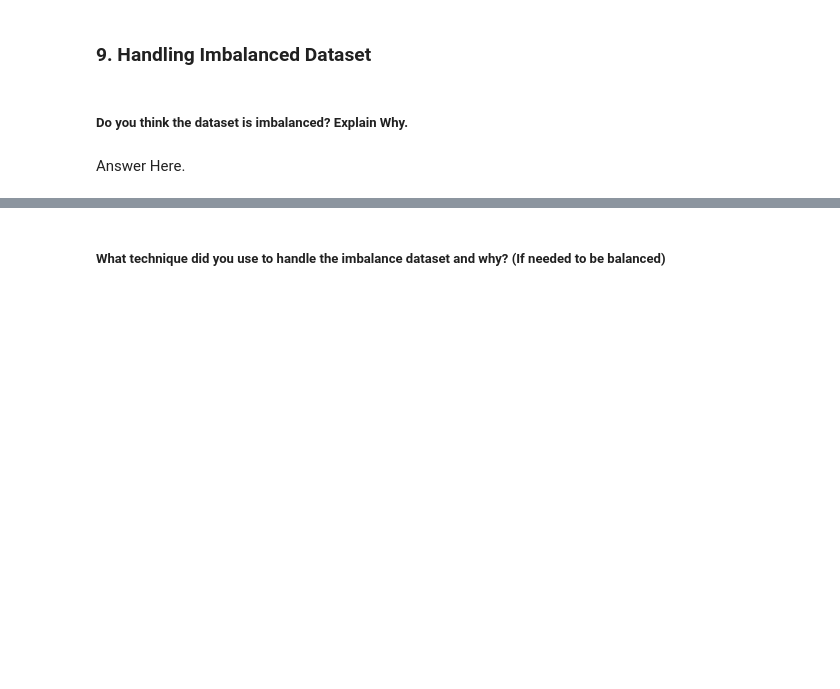
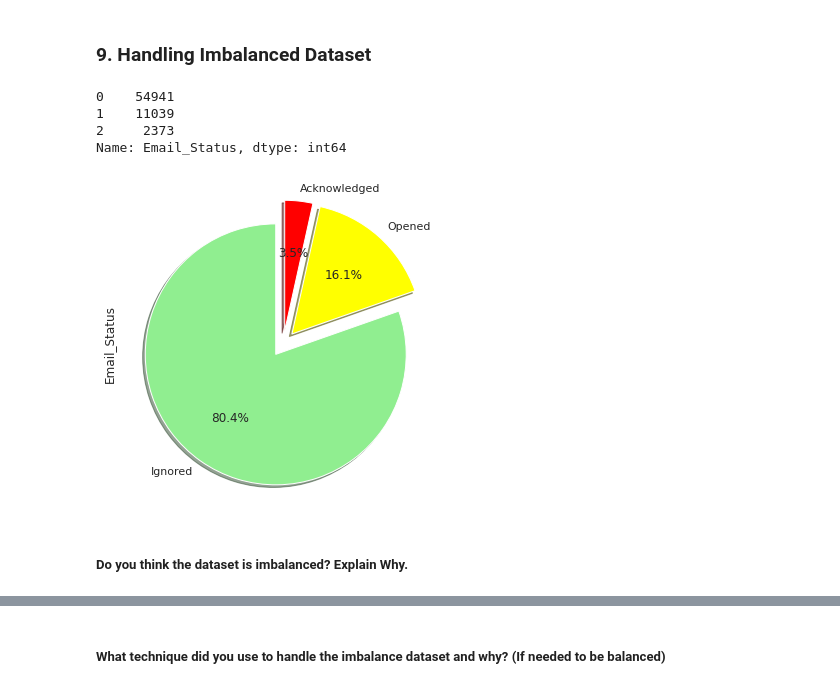
Before and after one commit to abhinav4201/Classification-Email-Campaign-Effectiveness-Prediction, a Jupyter notebook: Email_Campaign_Effectiveness_Prediction_capstone_3.ipynb, the cells around one changed output, grey strips where cells are left out. Saved outputs shown, nothing was run; the diff lists cells and outputs as text; code cells hidden in the pictures; blank space fills up the shorter version.

```diff
--- a/Email_Campaign_Effectiveness_Prediction_capstone_3.ipynb
+++ b/Email_Campaign_Effectiveness_Prediction_capstone_3.ipynb
@@ -2035,7 +2035,25 @@ Example : If you have a total of 100 instances, you're probably stuck with cross
 80/20 is quite a commonly occurring ratio, often referred to as the Pareto principle. It's usually a safe bet if you use that ratio.
 # %% [markdown]
 ### 9. Handling Imbalanced Dataset
+# %%
+df['Email_Status'].value_counts()
+# %% [output]
+0    54941
+1    11039
+2     2373
+Name: Email_Status, dtype: int64
+# %%
+# Dependant Variable Column Visualization
+df['Email_Status'].value_counts().plot(kind='pie',
+                              figsize=(15,6),
+                               autopct="%1.1f%%",
+                               startangle=90,
+                               shadow=True,
+                               labels=['Ignored','Opened','Acknowledged'],
+                               colors=['lightgreen','yellow','red'],
+                               explode=[0.1,0.1,0.1]
+                              );
+# %% [output]
+[figure, added]
 # %% [markdown]
 ##### Do you think the dataset is imbalanced? Explain Why.
-# %% [markdown]
-Answer Here.
```
Also changed, not shown: parts of 4 cells of this notebook.
